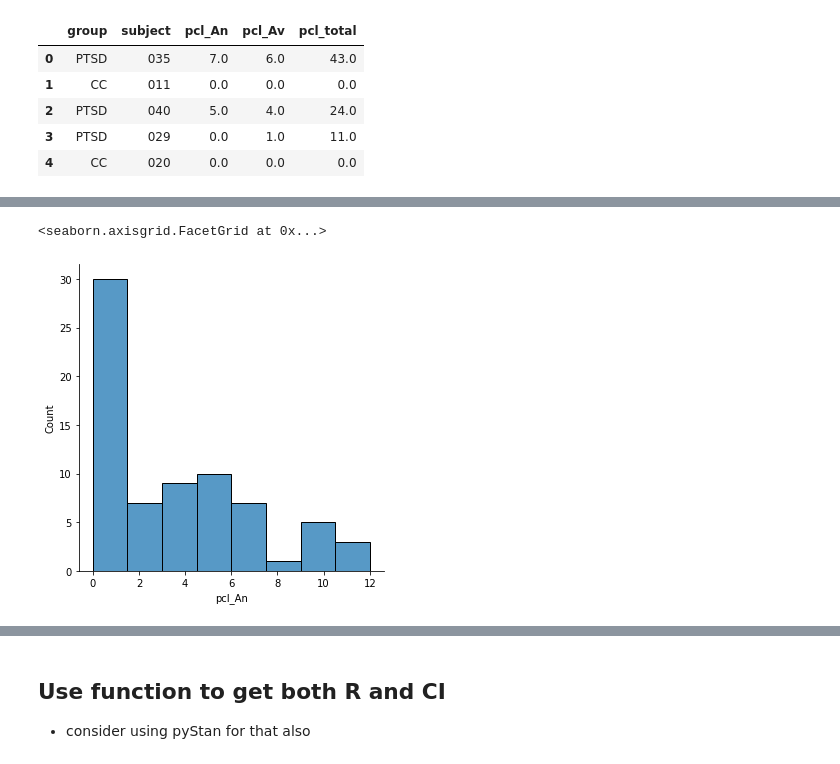
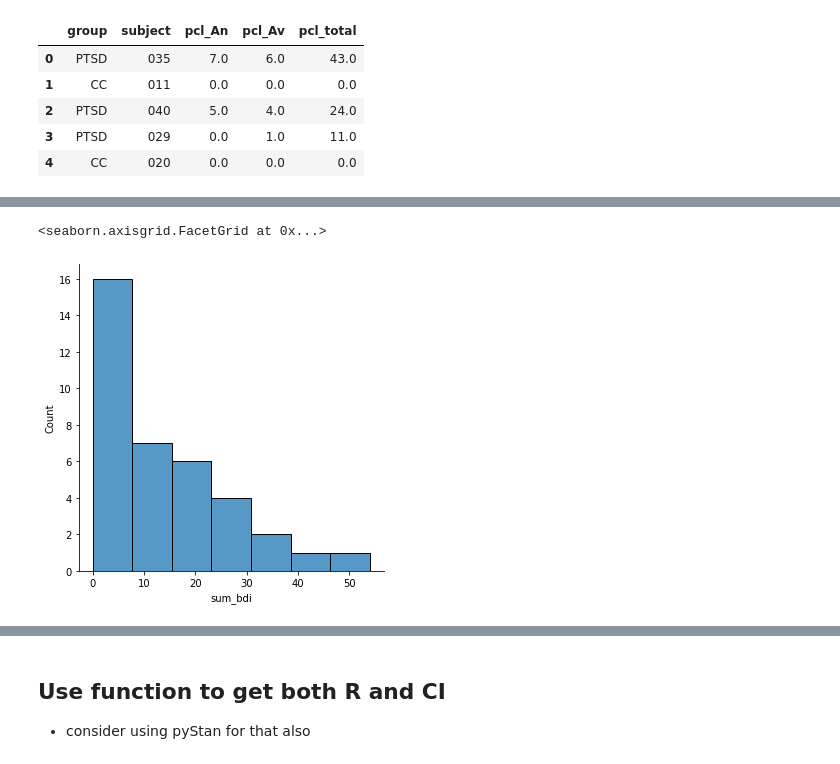
Before and after one commit to LevyDecisionNeuroLab/SIA_PTSD, a Jupyter notebook: firstDay_amygdalaDuringUS2.ipynb, the cells around one changed output, grey strips where cells are left out. Cells and saved outputs as stored; diff of their text form; code cells hidden in the pictures.

Commit message:
Added calculation for BDI scores

```diff
--- a/firstDay_amygdalaDuringUS2.ipynb
+++ b/firstDay_amygdalaDuringUS2.ipynb
@@ -243,3 +255,7 @@ dfPCL.head()
 | 2 | PTSD | 040 | 5.0 | 4.0 | 24.0 |
 | 3 | PTSD | 029 | 0.0 | 1.0 | 11.0 |
 | 4 | CC | 020 | 0.0 | 0.0 | 0.0 |
+# %%
+## Add BDI as well
+dfBDI = pd.read_csv('behavioural/ReconsolidationOfFea_DATA_2021-10-26_1335.csv')
+dfBDI.head()
@@ -245,0 +270,14 @@ dfPCL.head()
+# %%
+
+sumBDI = np.sum(dfBDI.iloc[:,2:23], axis=1) # sum BDI scores
+sumBDI
+dfBDI['sum_bdi'] = sumBDI
+dfBDI = dfBDI[['subject_id', 'sum_bdi']]
+
+for i in dfBDI.iterrows():
+    #print(i[1].subject_id)
+    sub = i[1].subject_id.split('RCF')[1]
+  #  print(sub)
+    dfBDI.at[i[0], 'subject_id'] = sub
+
+dfBDI.head()
@@ -246,8 +308,8 @@ dfPCL.head()
 # %%
-sns.displot(dfPCL.pcl_An)
+sns.displot(dfBDI.sum_bdi)
 # %% [output]
 <seaborn.axisgrid.FacetGrid at 0x...>
-[figure, old version]
+[figure, new version]
 # %%
 groups = ["CC", "PTSD"]
 dfpcl_amg = pd.merge(dfPCL, amg_ud)
```
Also changed, not shown: parts of 8 cells of this notebook.
